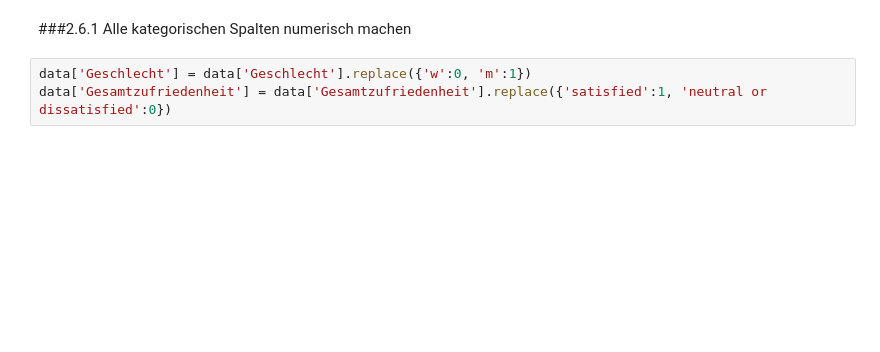
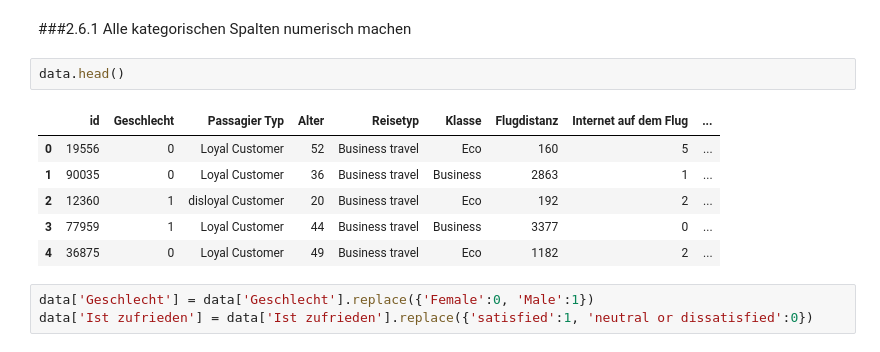
Before and after one commit to AliceKitchkin/Unsupervised-Machine-Learning, a Jupyter notebook: AirlinePassengerSatisfaction.ipynb, the cells around one changed output. Saved outputs shown, nothing was run; the diff lists cells and outputs as text; blank space fills up the shorter version.

```diff
--- a/AirlinePassengerSatisfaction.ipynb
+++ b/AirlinePassengerSatisfaction.ipynb
@@ -297,5 +314,14 @@ for var in categorical:
 # %% [markdown]
 ###2.6.1 Alle kategorischen Spalten numerisch machen
+# %%
+data.head()
+# %% [output]
+|  | id | Geschlecht | Passagier Typ | Alter | Reisetyp | Klasse | Flugdistanz | Internet auf dem Flug | ... |
+| 0 | 19556 | 0 | Loyal Customer | 52 | Business travel | Eco | 160 | 5 | ... |
+| 1 | 90035 | 0 | Loyal Customer | 36 | Business travel | Business | 2863 | 1 | ... |
+| 2 | 12360 | 1 | disloyal Customer | 20 | Business travel | Eco | 192 | 2 | ... |
+| 3 | 77959 | 1 | Loyal Customer | 44 | Business travel | Business | 3377 | 0 | ... |
+| 4 | 36875 | 0 | Loyal Customer | 49 | Business travel | Eco | 1182 | 2 | ... |
 # %%
-data['Geschlecht'] = data['Geschlecht'].replace({'w':0, 'm':1})
-data['Gesamtzufriedenheit'] = data['Gesamtzufriedenheit'].replace({'satisfied':1, 'neutral or dissatisfied':0})
+data['Geschlecht'] = data['Geschlecht'].replace({'Female':0, 'Male':1})
+data['Ist zufrieden'] = data['Ist zufrieden'].replace({'satisfied':1, 'neutral or dissatisfied':0})
```
Also changed, not shown: parts of 10 cells of this notebook.
